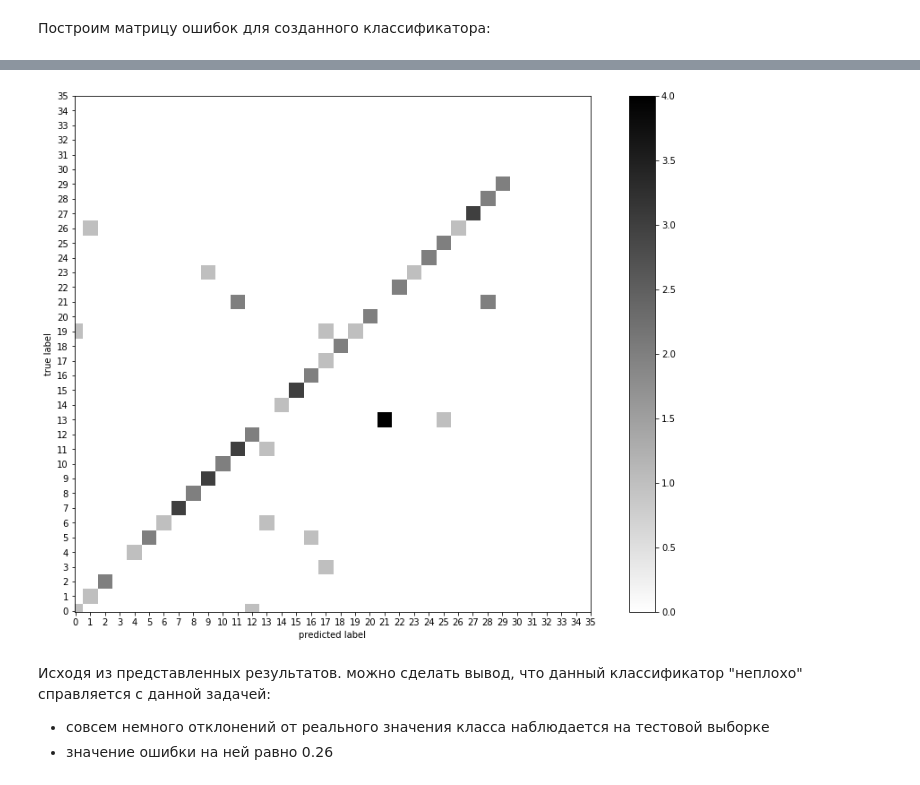
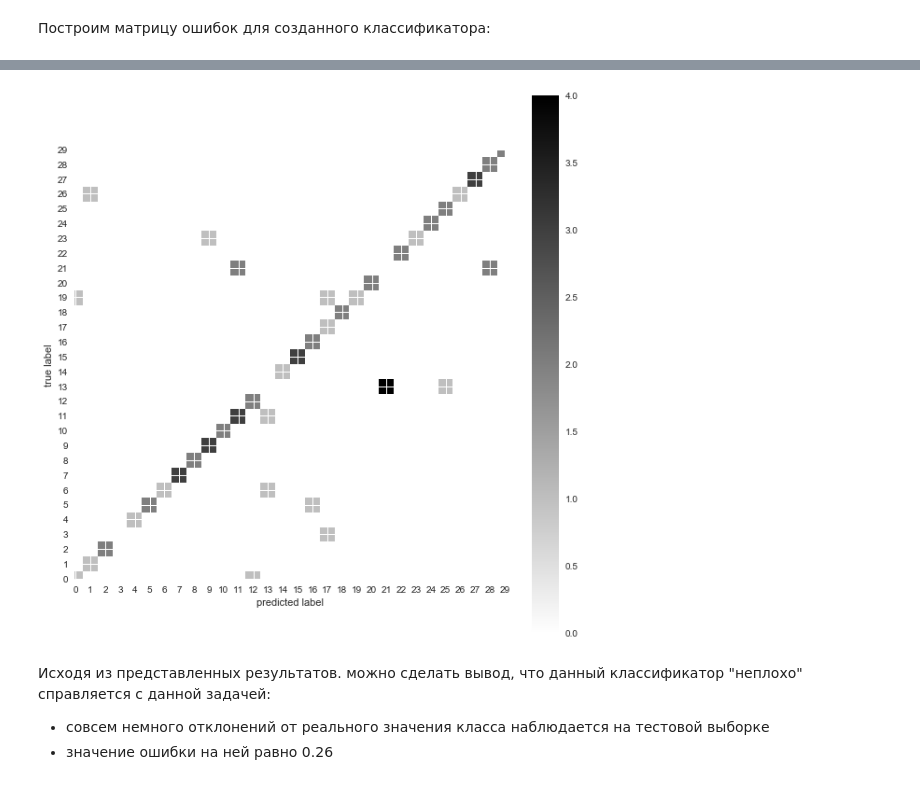
Before and after one commit to maksimovVva/Data_analysis, a Jupyter notebook: Maksimova_lab1.ipynb, the cells around one changed output, grey strips where cells are left out. Drawn from its saved outputs; the diff is of its cells as text; code cells hidden in the pictures.

```diff
--- a/Maksimova_lab1.ipynb
+++ b/Maksimova_lab1.ipynb
@@ -282,19 +285,20 @@ print(conf_matrix)
  [0 0 0 0 0 0 0 0 0 0 0 0 0 0 0 0 0 0 0 0 0 0 0 0 0 0 0 0 2 0]
  [0 0 0 0 0 0 0 0 0 0 0 0 0 0 0 0 0 0 0 0 0 0 0 0 0 0 0 0 0 2]]
 # %%
+plt.figure(figsize=(4,4))
 M = conf_matrix
 plt.axes([2, 2, 2, 2])
 plt.axis('scaled')
 plt.imshow(M, interpolation = 'nearest')
 plt.set_cmap('binary')
-plt.xticks(range(36))
-plt.yticks(range(36))
+plt.xticks(range(30))
+plt.yticks(range(30))
 plt.xlabel("predicted label")
 plt.ylabel("true label")
 plt.colorbar()
 pass
 # %% [output]
-[figure, old version]
+[figure, new version]
 # %% [markdown]
 Исходя из представленных результатов. можно сделать вывод, что данный классификатор "неплохо" справляется с данной задачей:
 * совсем немного отклонений от реального значения класса наблюдается на тестовой выборке
```
Also changed, not shown: parts of 198 cells of this notebook.
